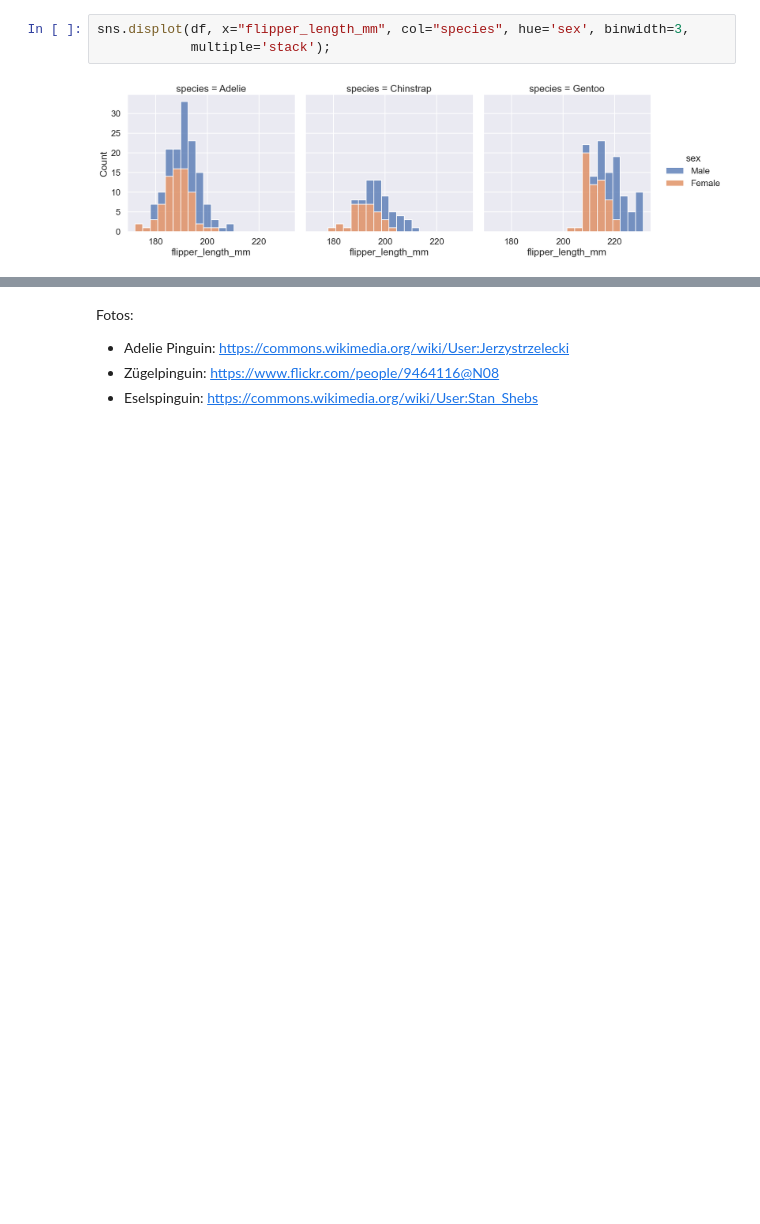
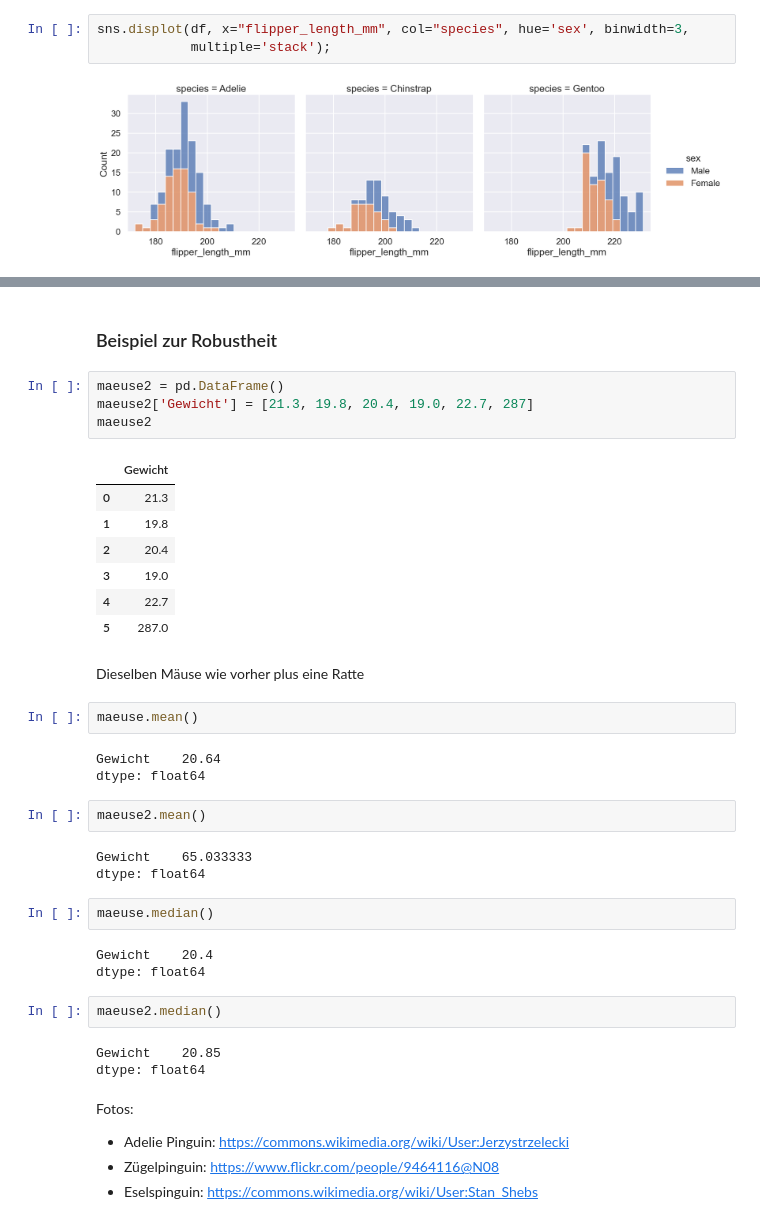
Before and after one commit to Ruediger-Braun/mfb2526, a Jupyter notebook: lektion05.ipynb, the cells around one changed output, grey strips where cells are left out. Drawn from its saved outputs; the diff is of its cells as text; blank space fills up the shorter version.

```diff
--- a/lektion05.ipynb
+++ b/lektion05.ipynb
@@ -337,3 +465,39 @@ sns.displot(df, x="flipper_length_mm", col="species", hue='sex', binwidth=3,
+# %% [markdown]
+### Beispiel zur Robustheit
+# %%
+maeuse2 = pd.DataFrame()
+maeuse2['Gewicht'] = [21.3, 19.8, 20.4, 19.0, 22.7, 287]
+maeuse2
+# %% [output]
+|  | Gewicht |
+| 0 | 21.3 |
+| 1 | 19.8 |
+| 2 | 20.4 |
+| 3 | 19.0 |
+| 4 | 22.7 |
+| 5 | 287.0 |
+# %% [markdown]
+Dieselben Mäuse wie vorher plus eine Ratte
+# %%
+maeuse.mean()
+# %% [output]
+Gewicht    20.64
+dtype: float64
+# %%
+maeuse2.mean()
+# %% [output]
+Gewicht    65.033333
+dtype: float64
+# %%
+maeuse.median()
+# %% [output]
+Gewicht    20.4
+dtype: float64
+# %%
+maeuse2.median()
+# %% [output]
+Gewicht    20.85
+dtype: float64
 # %% [markdown]
 Fotos:
 * Adelie Pinguin: https://commons.wikimedia.org/wiki/User:Jerzystrzelecki
```
Also changed, not shown: parts of 25 cells of this notebook.
